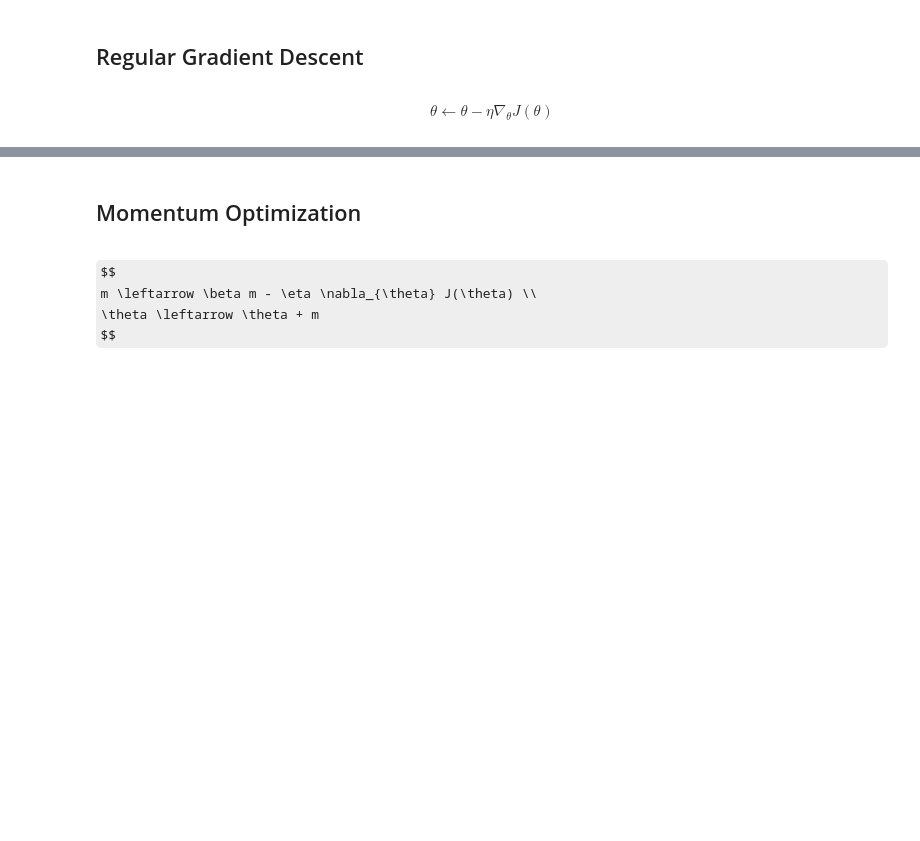
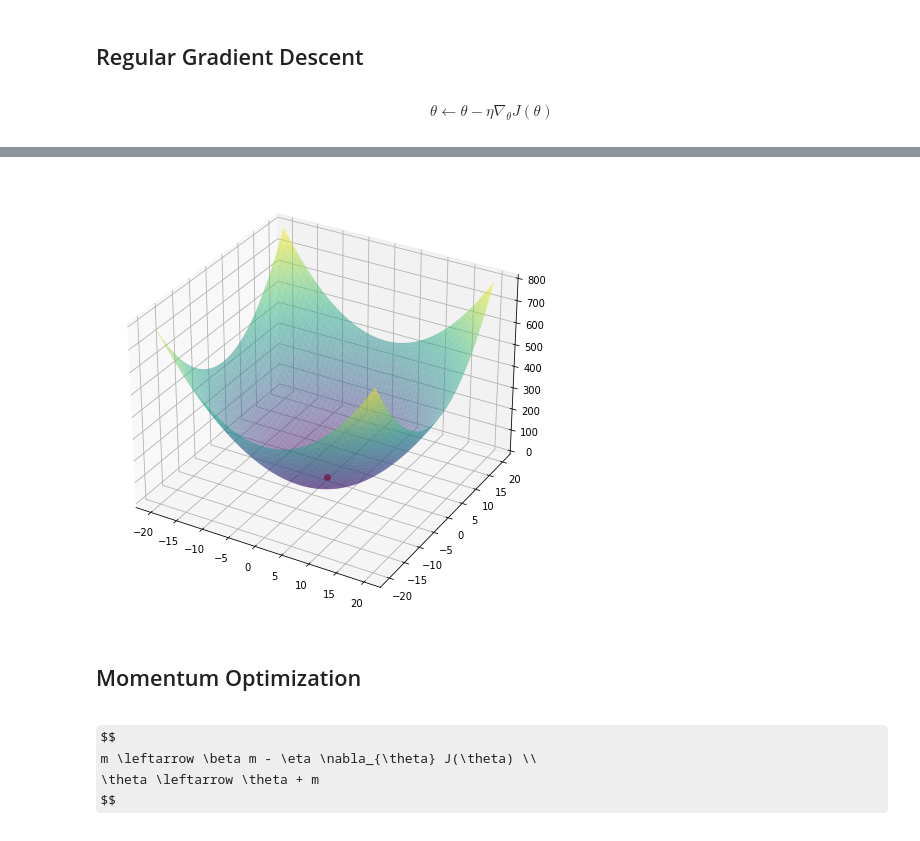
Before and after one commit to Mrjulss/faster_optimizers, a Jupyter notebook: exercise1.ipynb, the cells around one changed output, grey strips where cells are left out. Cells and saved outputs as stored; diff of their text form; code cells hidden in the pictures; some formulas as TeX source; blank space fills up the shorter version.

```diff
--- a/exercise1.ipynb
+++ b/exercise1.ipynb
@@ -38,38 +69,72 @@ $$
 \theta \leftarrow \theta - \eta \nabla_{\theta} J(\theta)
 $$
 # %%
-def step(x,r, grad):
-    x = x - r * grad(x)
-    return x
+def step(pos, r, grad):
+    pos = pos - r * grad(*pos)
+    return pos
 
-def gradient_descent(function=build_function1,steps=10, r=0.1, print_res=False, initalRandom=False, initalX=10 ): # initalX is chosen as a starting coordinate when initalRandom is False
-    x,y, f, grad_f = function()
-    plt.plot(x,y)
+def gradient_descent(function=build_function3, steps=1, lr=0.1, print_res=False, initialRandom=False, initialX=10, initialY=10):
+    fig, ax = plt.subplots(subplot_kw={"projection": "3d"}, figsize=(12, 8))
+    X, Y, Z, f, grad = function()
+    ax.plot_surface(X, Y, Z, alpha=0.5, cmap='viridis')
 
-    if initalRandom:
-        cur_x = random_initialize()
+    if initialRandom:
+        cur_pos = random_initialize()
     else:
-        cur_x = initalX
+        cur_pos = np.array([initialX, initialY])
 
     for i in range(steps):
-        cur_y = f(cur_x)
-        plt.plot(cur_x, cur_y, color='red', marker='o')
-        cur_x = step(cur_x, r, grad_f)
+        cur_z = f(cur_pos[0], cur_pos[1])
+        ax.plot(cur_pos[0], cur_pos[1], cur_z, color="red",marker="o")
+        cur_pos = step(cur_pos, r, grad)
         if print_res:
-            print("Step" + str(i) + " : X = " + str(cur_x) + ", Y= " + str(cur_y))
+            print(f"Step {i}: X, Y = {cur_pos}, Z = {cur_z}")
+    ax.set_xlim((-20,20))
+    ax.set_ylim((-20,20))
+    ax.set_zlim((-20,1000))
 
-    plt.xlim(-20, 20)
-    plt.ylim(-20,500)
-    plt.grid()
     plt.show()
 
-lr_slider = widgets.FloatSlider(min=0,max=2,step=0.01, description="Learning Rate")
-steps_slider = widgets.IntSlider(min=1,max=30,step=1, description="Steps")
-func_dropdown = widgets.Dropdown(description="Function", options=[build_function1, build_function2])
-x_slider = widgets.IntSlider(min=-20,max=20, step=1, description="Starting Point")
+lr_slider = widgets.FloatSlider(
+    value=0.1, min=0, max=2, step=0.01,
+    description="Learning Rate",
+    layout=widgets.Layout(width='100%')  # Full width of the container
+)
 
-ui = widgets.HBox([x_slider, lr_slider, steps_slider, func_dropdown])
+steps_slider = widgets.IntSlider(
+    value=10, min=1, max=30, step=1,
+    description="Steps",
+    layout=widgets.Layout(width='100%')
+)
 
-out = widgets.interactive_output(gradient_descent, {'initalX': x_slider, 'r': lr_slider, 'steps': steps_slider, 'function': func_dropdown})##
-display(out, ui)
+func_dropdown = widgets.Dropdown(
+    description="Function",
+    options=[('simple Function', build_function3), ('complex Fuction',build_function1) ],  # Use a list of tuples for clarity
+    layout=widgets.Layout(width='50%')  # Adjust as needed based on UI considerations
+)
+
+x_slider = widgets.IntSlider(
+    value=0, min=-20, max=20, step=1,
+    description="Starting X",
+    layout=widgets.Layout(width='50%')
+)
+
+y_slider = widgets.IntSlider(
+    value=0, min=-20, max=20, step=1,
+    description="Starting Y",
+    layout=widgets.Layout(width='50%')
+)
+
+# Create a horizontal box to hold the widgets
+ui = widgets.HBox([x_slider, y_slider, lr_slider, steps_slider, func_dropdown],
+                  layout=widgets.Layout(flex_flow='row wrap'))  # Wrap the content if not enough space
+
+# Connect widgets to the function
+out = widgets.interactive_output(gradient_descent, {
+    'initialX': x_slider, 'initialY': y_slider, 'lr': lr_slider,
+    'steps': steps_slider, 'function': func_dropdown,
+    'print_res': widgets.fixed(False), 'initialRandom': widgets.fixed(False)
+})
+
+display(ui, out)
 # %% [output]
@@ -78,3 +143,4 @@ HBox(children=(IntSlider(value=0, description='Starting Point', max=20, min=-20)
+[figure, added]
 # %% [markdown]
 ## Momentum Optimization
 # %% [markdown]
```
Also changed, not shown: parts of 6 cells of this notebook, 1 other file.
